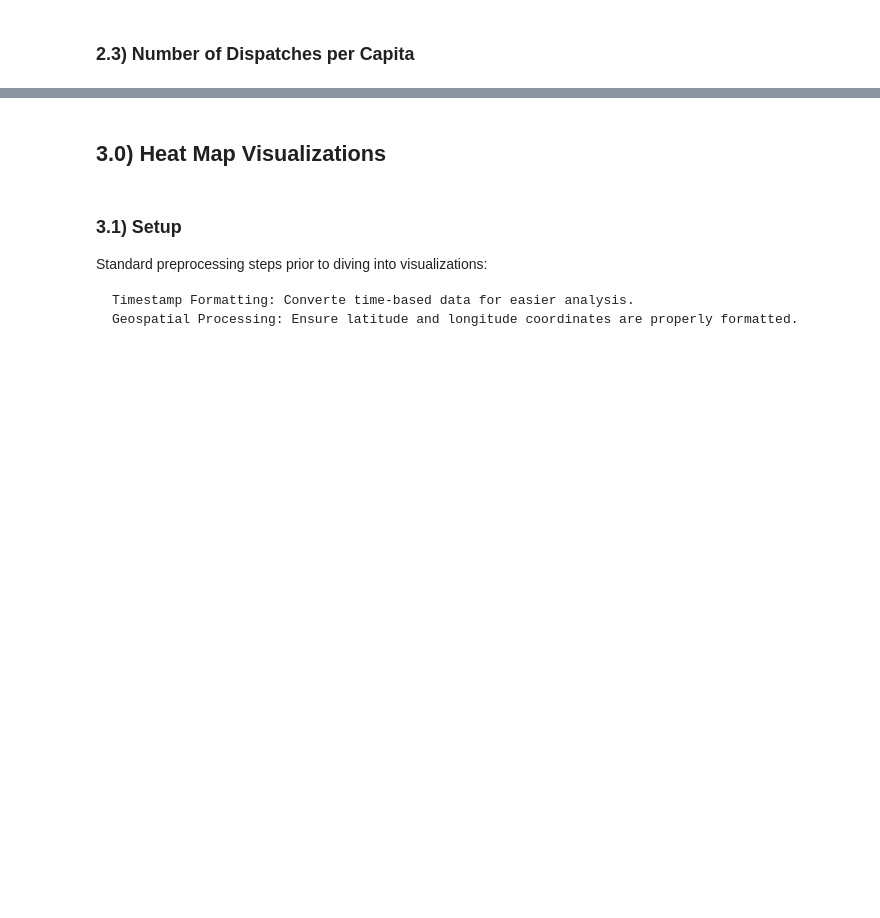
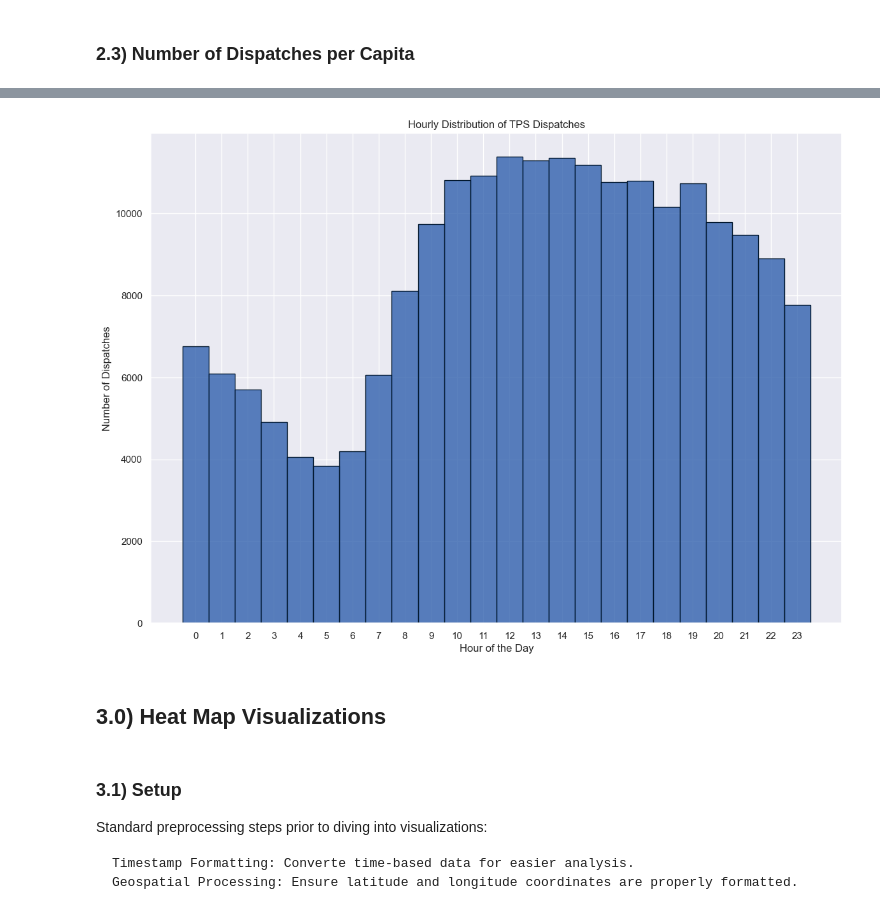
Before and after one commit to erincameron11/tps-dispatches, a Jupyter notebook: notebooks/2_data_visualization.ipynb, the cells around one changed output, grey strips where cells are left out. Saved outputs shown, nothing was run; the diff lists cells and outputs as text; code cells hidden in the pictures; blank space fills up the shorter version.

```diff
--- a/notebooks/2_data_visualization.ipynb
+++ b/notebooks/2_data_visualization.ipynb
@@ -145,3 +198,19 @@ m
+# %%
+# Plot hourly distribution of dispatches in a histogram
+plt.figure(figsize=(14, 10))
+dispatch_hist = sns.histplot(data=dispatches, x=dispatches.hour, binwidth=1, discrete=True, color='#2457A9', edgecolor='#02182F')
+plt.xlabel("Hour of the Day")
+# Set x-axis to display all values from 1 to 23
+plt.xticks(range(24))
+plt.ylabel("Number of Dispatches")
+plt.title("Hourly Distribution of TPS Dispatches")
+plt.grid(True)
+plt.show()
+# Save the figure
+fig = dispatch_hist.get_figure()
+fig.savefig("../results/histplot_dispatches_hourly_distribution.png")
+# %% [output]
+[figure, added]
 # %% [markdown]
 ## 3.0) Heat Map Visualizations
 # %% [markdown]
```
Also changed, not shown: parts of 13 cells of this notebook, 6 other files.
